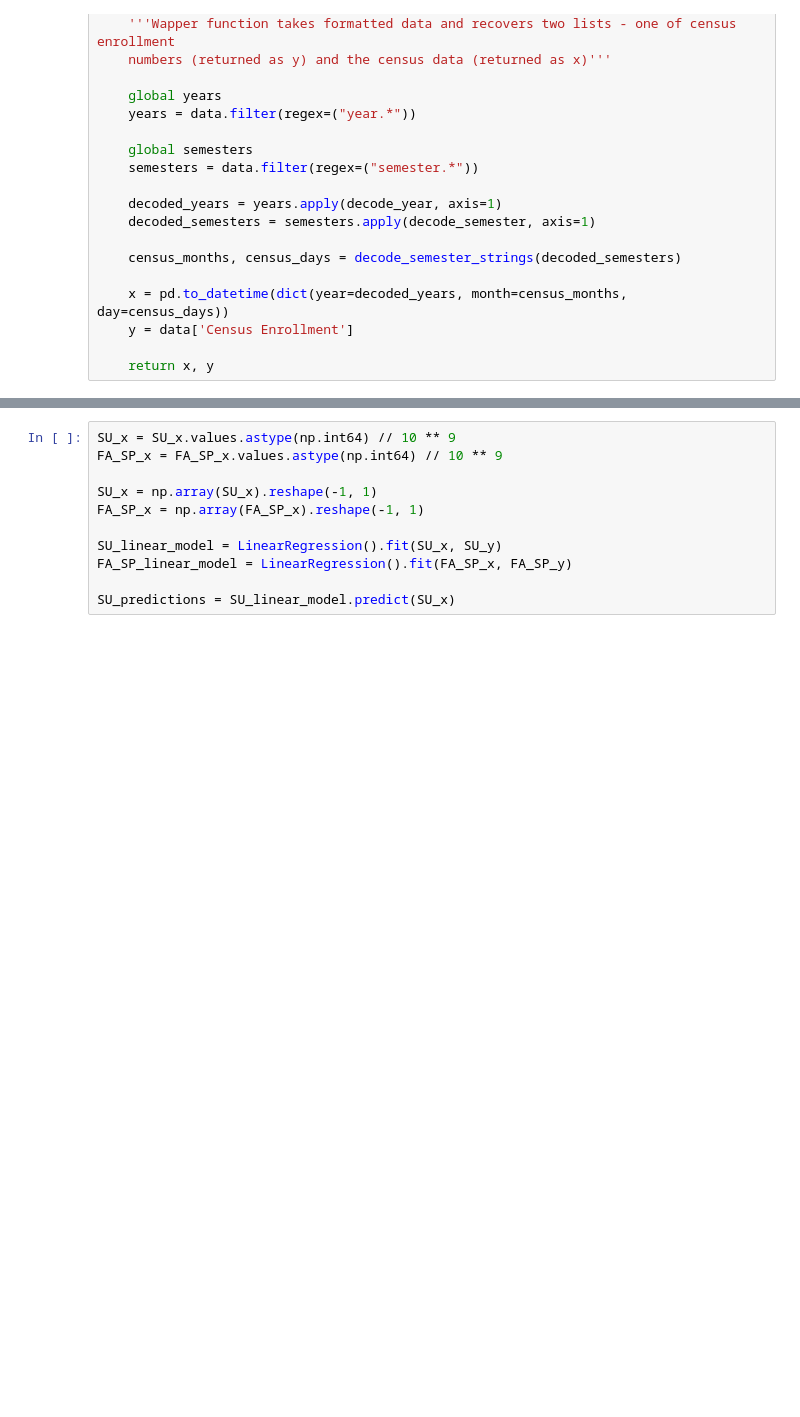
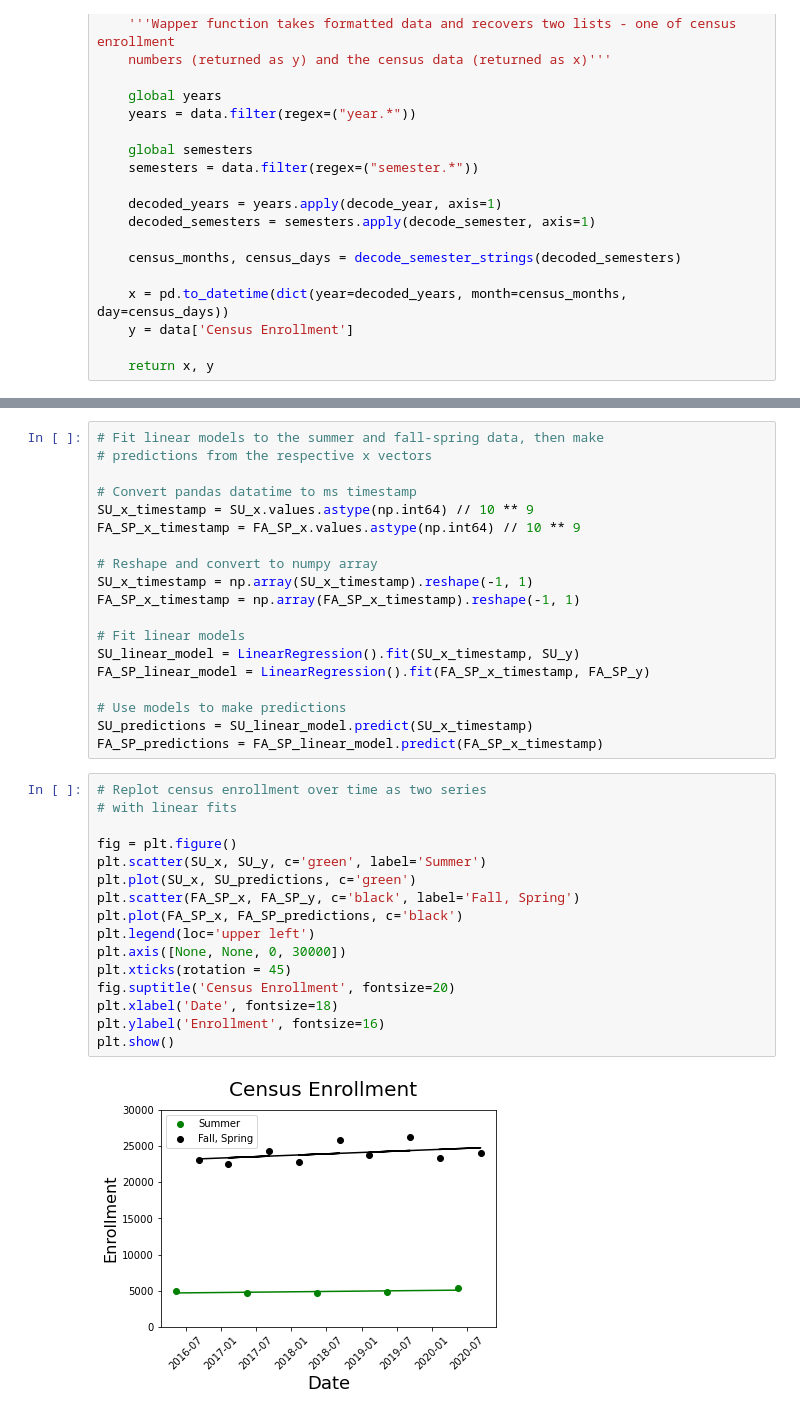
Before and after one commit to gperdrizet/LMC-enrollment-forecast, a Jupyter notebook: notebooks/simple_linear_regression.ipynb, the cells around one changed output, grey strips where cells are left out. Drawn from its saved outputs; the diff is of its cells as text; blank space fills up the shorter version.

```diff
--- a/notebooks/simple_linear_regression.ipynb
+++ b/notebooks/simple_linear_regression.ipynb
@@ -137,13 +142,39 @@ plt.show()
 # %% [output]
 [figure]
 # %%
-SU_x = SU_x.values.astype(np.int64) // 10 ** 9
-FA_SP_x = FA_SP_x.values.astype(np.int64) // 10 ** 9
+# Fit linear models to the summer and fall-spring data, then make
+# predictions from the respective x vectors
 
-SU_x = np.array(SU_x).reshape(-1, 1)
-FA_SP_x = np.array(FA_SP_x).reshape(-1, 1)
+# Convert pandas datatime to ms timestamp
+SU_x_timestamp = SU_x.values.astype(np.int64) // 10 ** 9
+FA_SP_x_timestamp = FA_SP_x.values.astype(np.int64) // 10 ** 9
 
-SU_linear_model = LinearRegression().fit(SU_x, SU_y)
-FA_SP_linear_model = LinearRegression().fit(FA_SP_x, FA_SP_y)
+# Reshape and convert to numpy array
+SU_x_timestamp = np.array(SU_x_timestamp).reshape(-1, 1)
+FA_SP_x_timestamp = np.array(FA_SP_x_timestamp).reshape(-1, 1)
 
-SU_predictions = SU_linear_model.predict(SU_x)
+# Fit linear models
+SU_linear_model = LinearRegression().fit(SU_x_timestamp, SU_y)
+FA_SP_linear_model = LinearRegression().fit(FA_SP_x_timestamp, FA_SP_y)
+
+# Use models to make predictions
+SU_predictions = SU_linear_model.predict(SU_x_timestamp)
+FA_SP_predictions = FA_SP_linear_model.predict(FA_SP_x_timestamp)
+# %%
+# Replot census enrollment over time as two series
+# with linear fits
+
+fig = plt.figure()
+plt.scatter(SU_x, SU_y, c='green', label='Summer')
+plt.plot(SU_x, SU_predictions, c='green')
+plt.scatter(FA_SP_x, FA_SP_y, c='black', label='Fall, Spring')
+plt.plot(FA_SP_x, FA_SP_predictions, c='black')
+plt.legend(loc='upper left')
+plt.axis([None, None, 0, 30000])
+plt.xticks(rotation = 45)
+fig.suptitle('Census Enrollment', fontsize=20)
+plt.xlabel('Date', fontsize=18)
+plt.ylabel('Enrollment', fontsize=16)
+plt.show()
+# %% [output]
+[figure, added]
```
Also changed, not shown: parts of 19 cells of this notebook.
